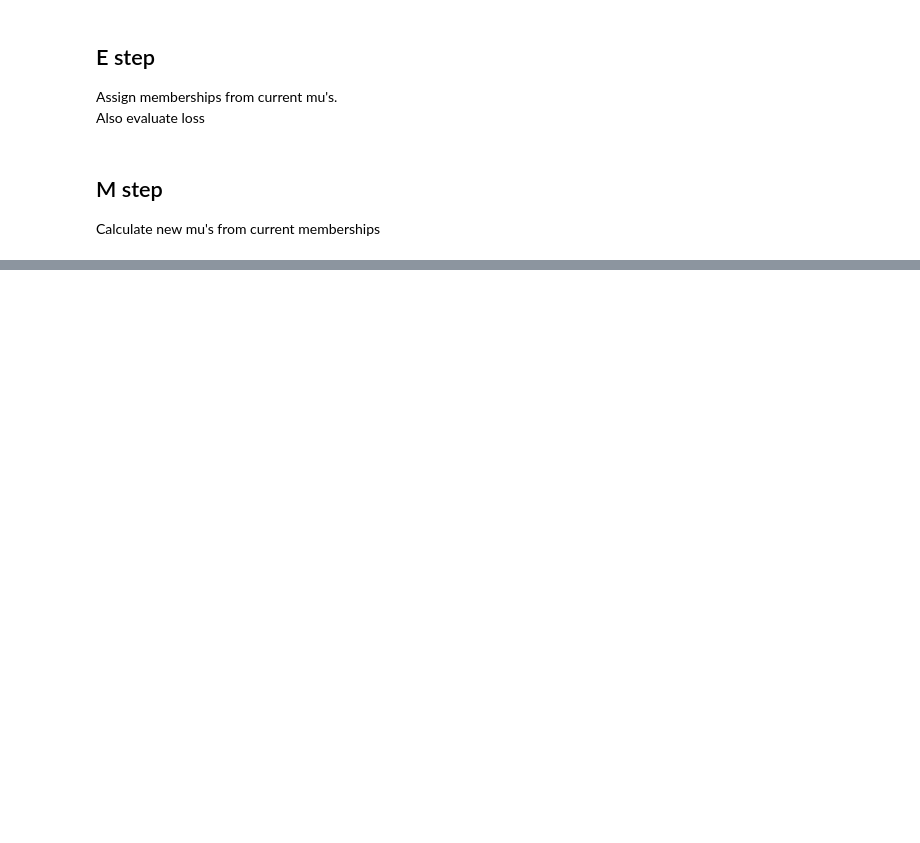
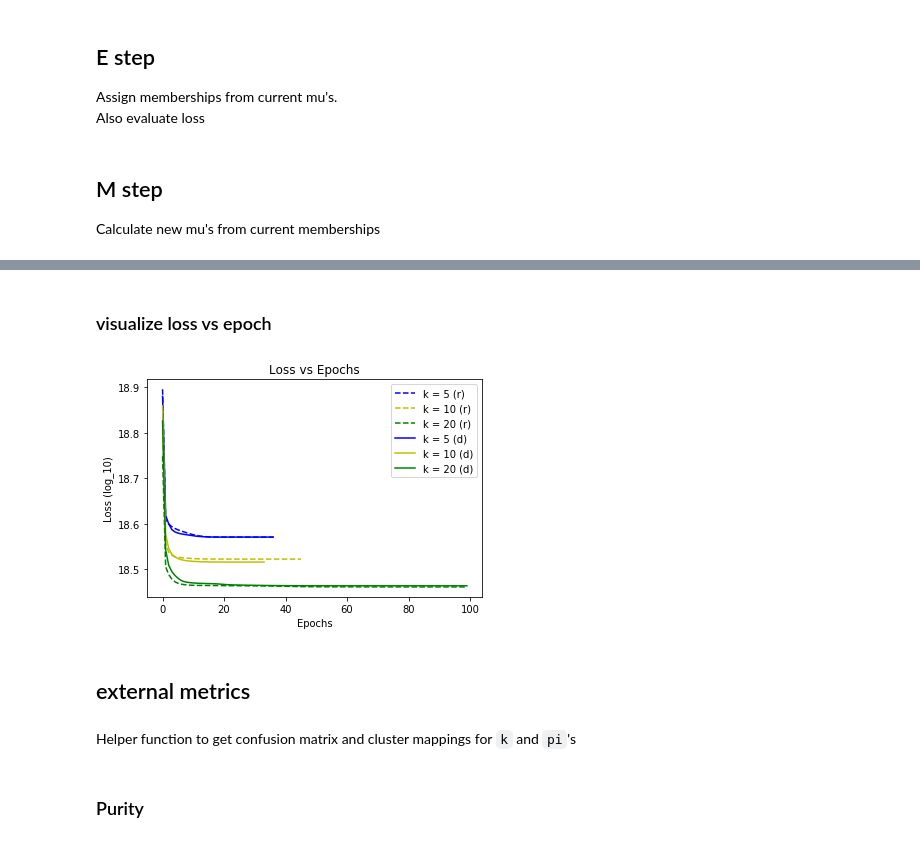
Before and after one commit to DarkestFloyd/CS6220, a Jupyter notebook: notebooks/mnist_kmeans.ipynb, the cells around one changed output, grey strips where cells are left out. Saved outputs shown, nothing was run; the diff lists cells and outputs as text; code cells hidden in the pictures; blank space fills up the shorter version.

Commit message:
added purity and gini functions

```diff
--- a/notebooks/mnist_kmeans.ipynb
+++ b/notebooks/mnist_kmeans.ipynb
@@ -81,0 +136,2 @@ Convergence at epoch 46, loss 94773678.2702097
+# %%
+rand_loss_5, rand_pi_5 = wrapper(k=5, init_func=init)
@@ -81,0 +144,2 @@ Convergence at epoch 46, loss 94773678.2702097
+# %%
+dist_loss_5, dist_pi_5 = wrapper(k=5, init_func=init_dist)
@@ -81,0 +154,2 @@ Convergence at epoch 46, loss 94773678.2702097
+# %%
+rand_loss_20, rand_pi_20 = wrapper(k=20, init_func=init)
@@ -81,0 +168,2 @@ Convergence at epoch 46, loss 94773678.2702097
+# %%
+dist_loss_20, dist_pi_20 = wrapper(k=20, init_func=init_dist)
@@ -81,0 +182,2 @@ Convergence at epoch 46, loss 94773678.2702097
+# %% [markdown]
+### visualize loss vs epoch
@@ -81,0 +187,18 @@ Convergence at epoch 46, loss 94773678.2702097
+# %%
+plt.plot(range(len(rand_loss_5)), np.log(rand_loss_5), 'b--', label = 'k = 5 (r)')
+plt.plot(range(len(rand_loss_10)), np.log(rand_loss_10), 'y--', label = 'k = 10 (r)')
+plt.plot(range(len(rand_loss_20)), np.log(rand_loss_20),  'g--', label = 'k = 20 (r)')
+plt.plot(range(len(dist_loss_5)), np.log(dist_loss_5), 'b-', label = 'k = 5 (d)')
+plt.plot(range(len(dist_loss_10)), np.log(dist_loss_10), 'y-', label = 'k = 10 (d)')
+plt.plot(range(len(dist_loss_20)), np.log(dist_loss_20),  'g-', label = 'k = 20 (d)')
+plt.xlabel('Epochs')
+plt.ylabel('Loss (log_10)')
+plt.title('Loss vs Epochs')
+plt.legend()
+plt.show()
+# %% [output]
+[figure, added]
+# %% [markdown]
+## external metrics
+# %% [markdown]
+Helper function to get confusion matrix and cluster mappings for `k` and `pi`'s
@@ -81,0 +216,2 @@ Convergence at epoch 46, loss 94773678.2702097
+# %% [markdown]
+### Purity
```
Also changed, not shown: parts of 37 cells of this notebook.
